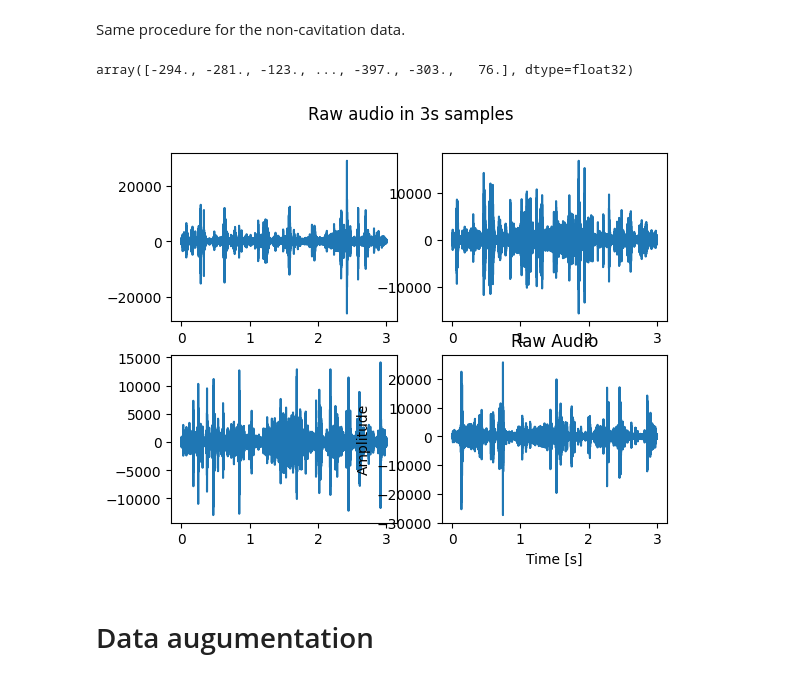
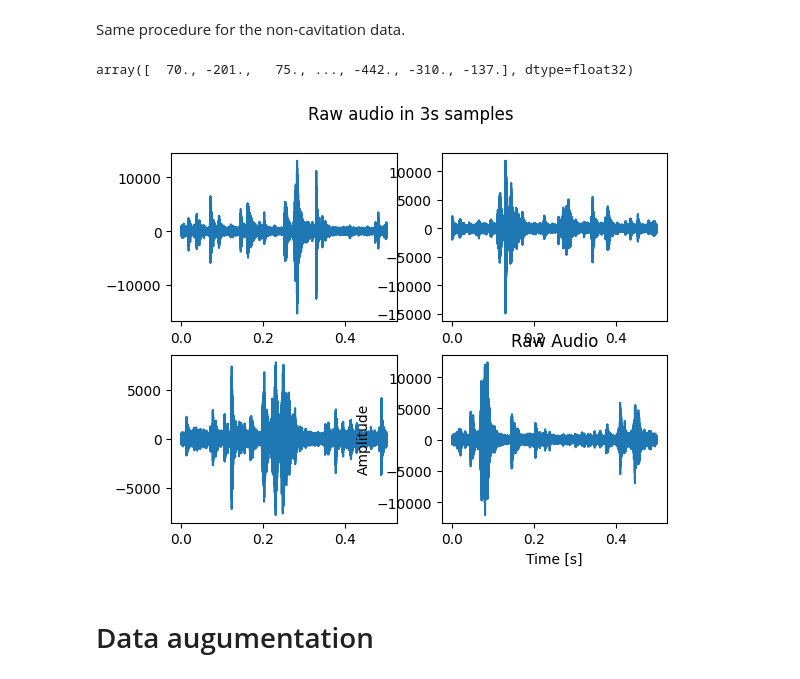
Before and after one commit to JPNMint/Cavitation_detection_ML, a Jupyter notebook: EDA_FE.ipynb, the cells around one changed output. Cells and saved outputs as stored; diff of their text form; code cells hidden in the pictures.

```diff
--- a/EDA_FE.ipynb
+++ b/EDA_FE.ipynb
@@ -108,7 +108,7 @@ fourier_trans_plot(nc_length,nc_data)
 The paper "AN ACOUSTIC SIGNAL CAVITATION DETECTION FRAMEWORK BASED ON XGBOOST WITH ADAPTIVE SELECTION FEATURE ENGINEERING", which was able to achieve state-of-the-art performance, uses 3 seconds samples.
 Thus, the 20 second sample will be split in multiple 3 second samples.
 # %%
-hc_seg_len = hc_samplerate * 3
+hc_seg_len = int(hc_samplerate * 0.0001)
 
 sections = int(np.ceil(len(hc_data) / hc_seg_len))
 
@@ -152,7 +152,7 @@ array([ 5451.,  4190.,   444., ...,  1621.,  -281., -1539.], dtype=float32)
 hc_split_len = hc_split[0]/hc_samplerate
 # %%
 from scipy.fftpack import fft, ifft
-hc_split_len = 3
+hc_split_len = 0.001
 
 hc_split_N = hc_split[1].shape[0]
 hc_split_n = np.arange(hc_split_N)
@@ -220,7 +220,7 @@ plt.show()
 # %% [markdown]
 Same procedure for the non-cavitation data.
 # %%
-nc_seg_len = nc_samplerate * 3
+nc_seg_len = int(nc_samplerate * 0.5)
 
 sections = int(np.ceil(len(nc_data) / nc_seg_len))
 
@@ -234,30 +234,30 @@ nc_split_len = nc_split[0]/nc_samplerate
 # %%
 nc_split.pop(6)
 # %% [output]
-array([-294., -281., -123., ..., -397., -303.,   76.], dtype=float32)
+array([  70., -201.,   75., ..., -442., -310., -137.], dtype=float32)
 # %%
 
-seg_time = np.linspace(0., 3,nc_split_len.shape[0]) #seg_len.shape[0]
+seg_time = np.linspace(0., 0.5,nc_split_len.shape[0]) #seg_len.shape[0]
 
 fig, axs = plt.subplots(2, 2)
 fig.suptitle('Raw audio in 3s samples')
 axs[0,0].plot(seg_time, nc_split[0])
 axs[0,1].plot(seg_time, nc_split[1])
 axs[1,0].plot(seg_time, nc_split[2])
 axs[1,1].plot(seg_time, nc_split[3])
 
 #plt.plot(seg_time, split[1])
 
 
 plt.title("Raw Audio")
 
 plt.xlabel("Time [s]")
 plt.ylabel("Amplitude")
 
 
 plt.show()
 # %% [output]
-[figure, old version]
+[figure, new version]
 # %% [markdown]
 # Data augumentation
 # %% [markdown]
```
Also changed, not shown: parts of 3 cells of this notebook, 1 other file.
